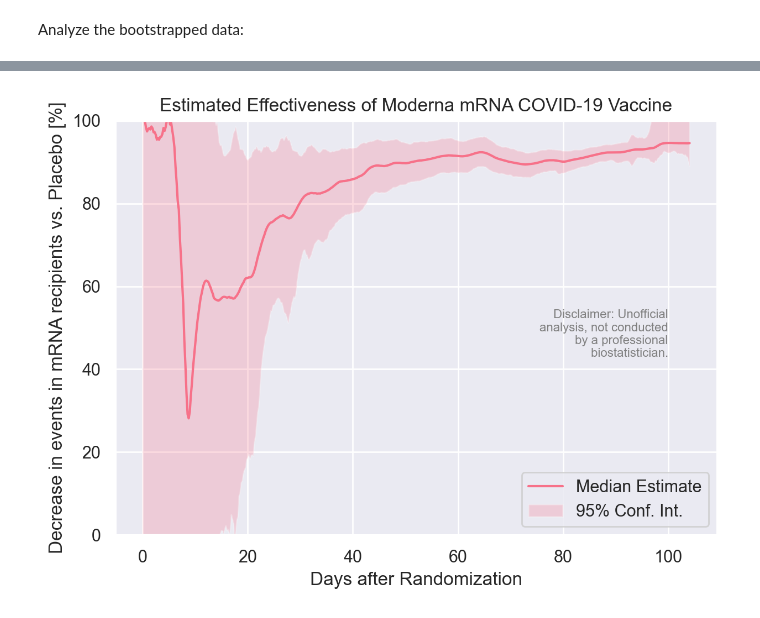
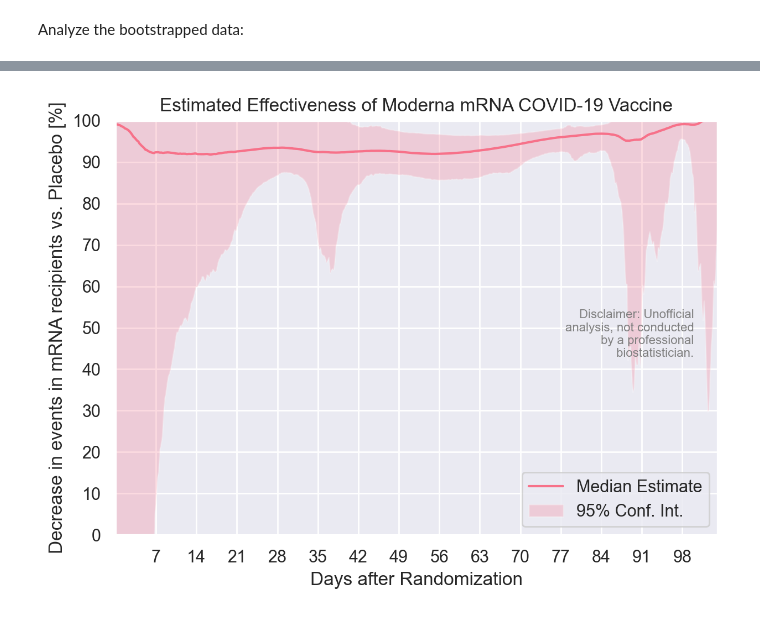
Before and after one commit to peterdsharpe/ModernaVaccineEffectiveness, a Jupyter notebook: analysis.ipynb, the cells around one changed output, grey strips where cells are left out. Cells and saved outputs as stored; diff of their text form; code cells hidden in the pictures.

```diff
--- a/analysis.ipynb
+++ b/analysis.ipynb
@@ -164,14 +167,14 @@ for i in tqdm(range(n_bootstraps), desc="Bootstrapping", unit=" samples"):
     placebo_incidence_func = interpolate.UnivariateSpline(
         x=placebo_days,
         y=placebo_incidence,
-        s=0.001,
+        s=0,
         w=get_weights(placebo_incidence)
     )
 
     mrna_incidence_func = interpolate.UnivariateSpline(
         x=mrna_days,
         y=mrna_incidence,
-        s=0.001,
+        s=0,
         w=get_weights(mrna_incidence)
     )
 
@@ -193,34 +288,37 @@ Analyze the bootstrapped data:
 # %%
-median_effectiveness = np.median(effectiveness,axis=1)
+median_effectiveness = np.nanmedian(effectiveness,axis=1)
 ci = 0.95
 
 fig, ax = plt.subplots(1, 1, figsize=(6.4, 4.8), dpi=200)
 plt.plot(days, median_effectiveness * 100,
     label="Median Estimate"
          )
 ci_effectiveness = np.nanquantile(
     effectiveness,
     q=[
         (1-ci)/2,
         1-(1-ci)/2
     ],
     axis=1,
 )
 plt.fill_between(
     days,
     ci_effectiveness[0,:] * 100,
     ci_effectiveness[1,:] * 100,
     alpha=0.25,
     label="95% Conf. Int."
 )
+plt.xlim(*data_range)
 plt.ylim(0, 100)
+ax.xaxis.set_major_locator(ticker.MultipleLocator(base=7))
+ax.yaxis.set_major_locator(ticker.MultipleLocator(base=10))
 plt.xlabel(r"Days after Randomization")
 plt.ylabel(r"Decrease in events in mRNA recipients vs. Placebo [%]")
 plt.title(r"Estimated Effectiveness of Moderna mRNA COVID-19 Vaccine")
 plt.legend(loc="lower right")
 add_disclaimer()
 plt.tight_layout()
 plt.savefig("estimate.png")
 plt.show()
 # %% [output]
-[figure, old version]
+[figure, new version]
```
Also changed, not shown: parts of 6 cells of this notebook, 1 other file.
